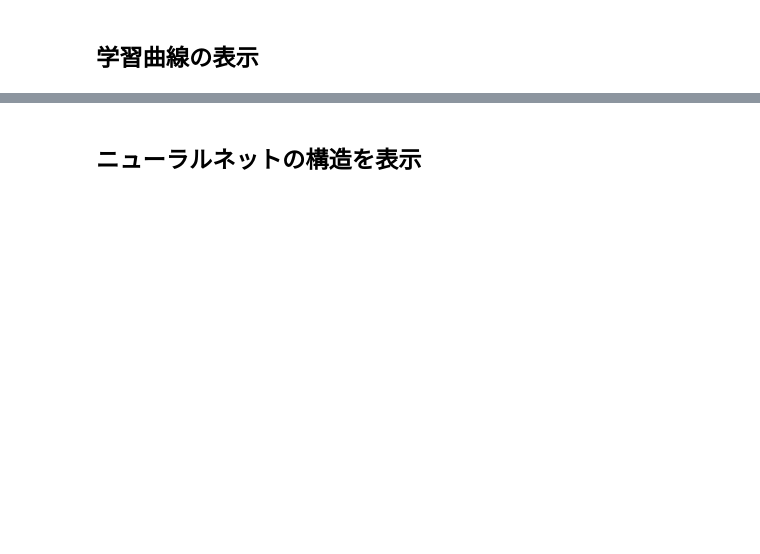
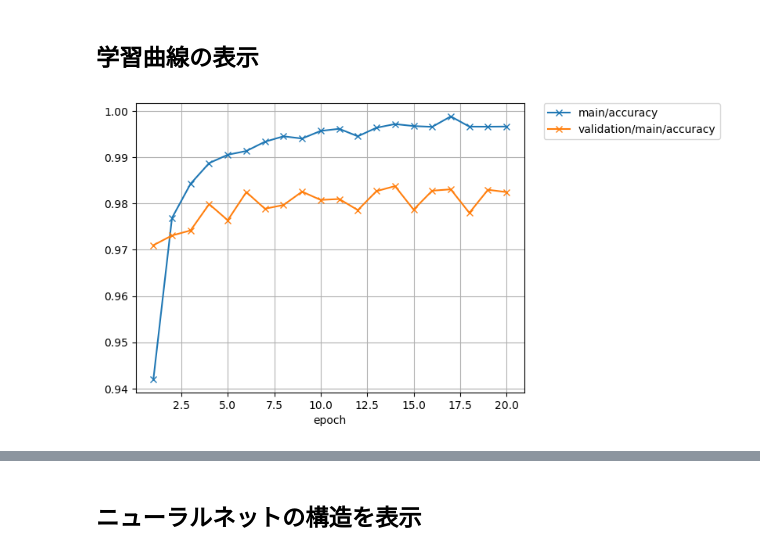
Before and after one commit to KensukeNagaya/B3_seminor2017, a Jupyter notebook: DNN/analyze_mnist.ipynb, the cells around one changed output, grey strips where cells are left out. Saved outputs shown, nothing was run; the diff lists cells and outputs as text; code cells hidden in the pictures; blank space fills up the shorter version.

```diff
--- a/DNN/analyze_mnist.ipynb
+++ b/DNN/analyze_mnist.ipynb
@@ -62,7 +66,9 @@ plt.show()
 ## 学習曲線の表示
 # %%
 from IPython.display import Image
-plt('result/accuracy.png')
+Image('result/accuracy.png')
+# %% [output]
+[figure, added]
 # %%
 from IPython.display import Image
 Image('result/loss.png')
```
Also changed, not shown: parts of 4 cells of this notebook.
